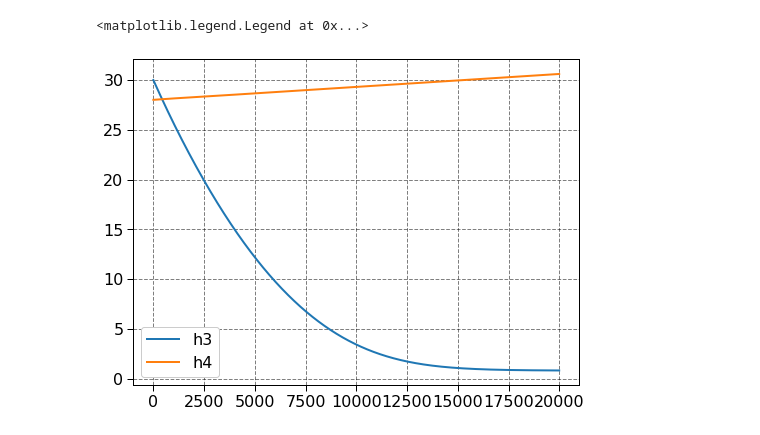
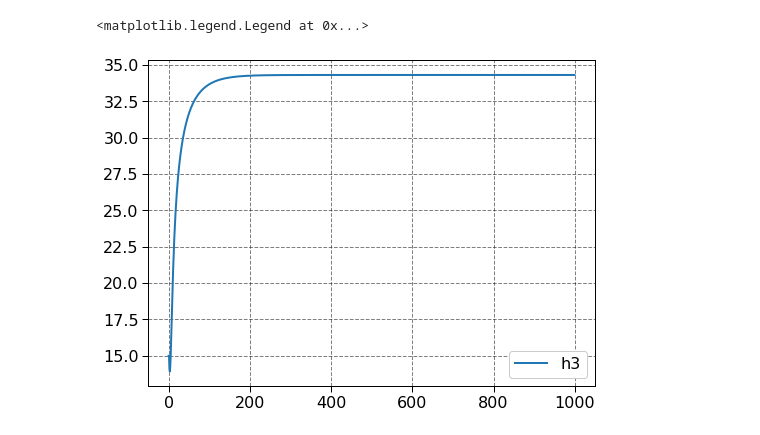
Before and after one commit to miguellrodrigues/ic_tanques, a Jupyter notebook: sim_fuzzy.ipynb, the cells around one changed output. Saved outputs shown, nothing was run; the diff lists cells and outputs as text; code cells hidden in the pictures.

```diff
--- a/sim_fuzzy.ipynb
+++ b/sim_fuzzy.ipynb
@@ -53,3 +49,13 @@ pertinence_functions = np.array([
     [N1, N2],
     [P1, P2]
 ])
+# %%
+diff = 5
+h3 = 15
+h4 = 10
+
+R34 = (0.2371*diff+6.9192)*10
+q0 = (18.6367*h4+700.6831)*1e-4
+a3 = (3*r/5)*(2.7*r-((np.cos(2.5*np.pi*(h3-8)*1e-2-mu))/(sigma*np.sqrt(2*np.pi)))*np.exp(-(((h3-8)*1e-2-mu)**2)/(2*sigma**2)))
+
+R34, q0, a3
@@ -55,0 +64,6 @@ pertinence_functions = np.array([
+# %%
+Z1 = 1/R34
+Z2 = q0/h4
+Z3 = 1/a3
+
+Z1, Z2, Z3
@@ -57,8 +73,8 @@ pertinence_functions = np.array([
 h3_t = np.zeros(iterations)
 h4_t = np.zeros(iterations)
 
-h3_0 = 30.
-h4_0 = 28.
+h3_0 = 15.
+h4_0 = 12.
 
 h3_t[0] = h3_0
 h4_t[0] = h4_0
@@ -69,72 +85,62 @@ h4 = h4_0
 n = 8
 
 A_matrices = [np.load(f'./vertices/A_{i}.npy') for i in range(n)]
-B = np.load('./vertices/B.npy')
+B_matrices = [np.load(f'./vertices/B_{i}.npy') for i in range(n)]
 
-sys = np.array([
-    [h3],
-    [h4]]
-)
+u = 47
 
-u = .1
+for i in range(1, iterations):
+    diff = h3 - h4
 
-for i in range(iterations):
-    diff = h4 - h3
-
-    R43 = (k2*diff + b2)
+    R34 = (0.2371*diff+6.9192)*10
+    q0 = (18.6367*h4+700.6831)*1e-4
+    a3 = (3*r/5)*(2.7*r-((np.cos(2.5*np.pi*(h3-8)*1e-2-mu))/(sigma*np.sqrt(2*np.pi)))*np.exp(-(((h3-8)*1e-2-mu)**2)/(2*sigma**2)))
 
     if h3 < 0:
         h3 = 0
 
     if h4 < 0:
         h4 = 0
 
-    if diff < 5:
-        R43 = 74.38
+    h3_t[i] = h3
+    h4_t[i] = h4
 
-    q_43 = (diff / R43)
-    q_out = .965*(k3 * np.sqrt(h3) + b3)
+    h = np.array([
+        [h3],
+        [h4]
+    ])
 
-    a3_1 = np.cos(2.5*np.pi * (h3 - mu)) / (sigma * np.sqrt(2 * np.pi))
-    a3_2 = np.exp(-(((h3 - mu)**2)) / (2 * sigma**2))
-
-    a3 = ((3*r)/5) * (2.7*r - a3_1 * a3_2)
-
-    Z1 = Ts/R43
-    Z2 = (Ts*q_out)/a4
+    Z1 = 1/R34
+    Z2 = q0/h4
     Z3 = 1/a3
 
     v = np.array([
-        [pertinence_functions[0, 0](Z1), pertinence_functions[0, 1](Z1)],
-        [pertinence_functions[1, 0](Z2), pertinence_functions[1, 1](Z2)],
-        [pertinence_functions[2, 0](Z3), pertinence_functions[2, 1](Z3)],
+        [pertinence_functions[0, 1](Z1), pertinence_functions[0, 0](Z1)],
+        [pertinence_functions[1, 1](Z2), pertinence_functions[1, 0](Z2)],
+        [pertinence_functions[2, 1](Z3), pertinence_functions[2, 0](Z3)],
     ])
 
     weights = np.array([
+        v[0, 0] * v[1, 0] * v[2, 0],
+        v[0, 0] * v[1, 0] * v[2, 1],
+        v[0, 0] * v[1, 1] * v[2, 0],
+        v[0, 0] * v[1, 1] * v[2, 1],
+        v[0, 1] * v[1, 0] * v[2, 0],
+        v[0, 1] * v[1, 0] * v[2, 1],
+        v[0, 1] * v[1, 1] * v[2, 0],
         v[0, 1] * v[1, 1] * v[2, 1],
-        v[0, 1] * v[1, 1] * v[2, 0],
-        v[0, 1] * v[1, 0] * v[2, 1],
-        v[0, 1] * v[1, 0] * v[2, 0],
-        v[0, 0] * v[1, 1] * v[2, 1],
-        v[0, 0] * v[1, 1] * v[2, 0],
-        v[0, 0] * v[1, 0] * v[2, 1],
-        v[0, 0] * v[1, 0] * v[2, 0],
     ])
 
     Ai = sum([A_matrices[j] * weights[j] for j in range(n)])
-    delta_sys = (Ai @ sys) + B*u
+    Bi = sum([B_matrices[j] * weights[j] for j in range(n)])
 
-    sys = delta_sys
+    sys = (Ai@h + Bi*u) * Ts
 
-    h3 = sys[0, 0]
-    h4 = sys[1, 0]
-
-    h3_t[i] = h3
-    h4_t[i] = h4
+    h3 += sys[0, 0]
+    h4 += sys[1, 0]
 
 plt.plot(time, h3_t, label='h3')
-plt.plot(time, h4_t, label='h4')
 plt.legend()
 # %% [output]
 <matplotlib.legend.Legend at 0x...>
-[figure, old version]
+[figure, new version]
```
Also changed, not shown: parts of 6 cells of this notebook, 20 other files.
